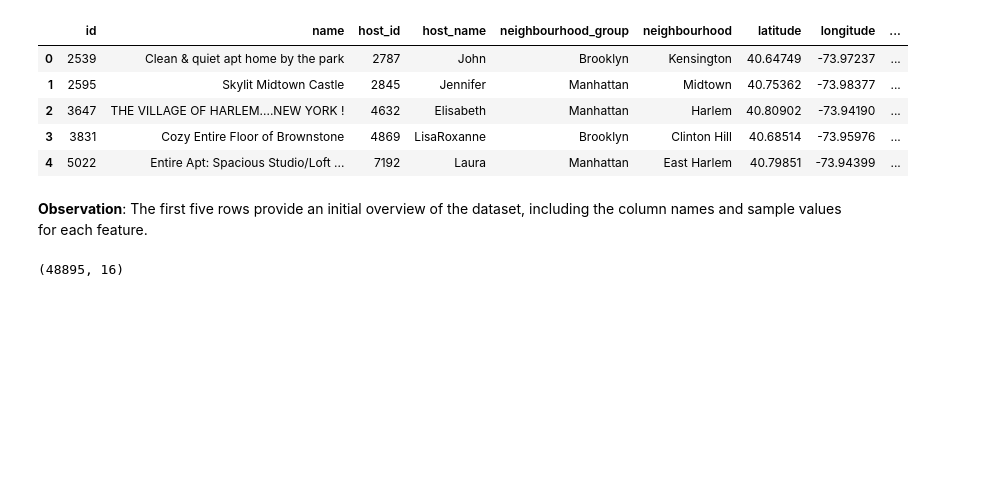
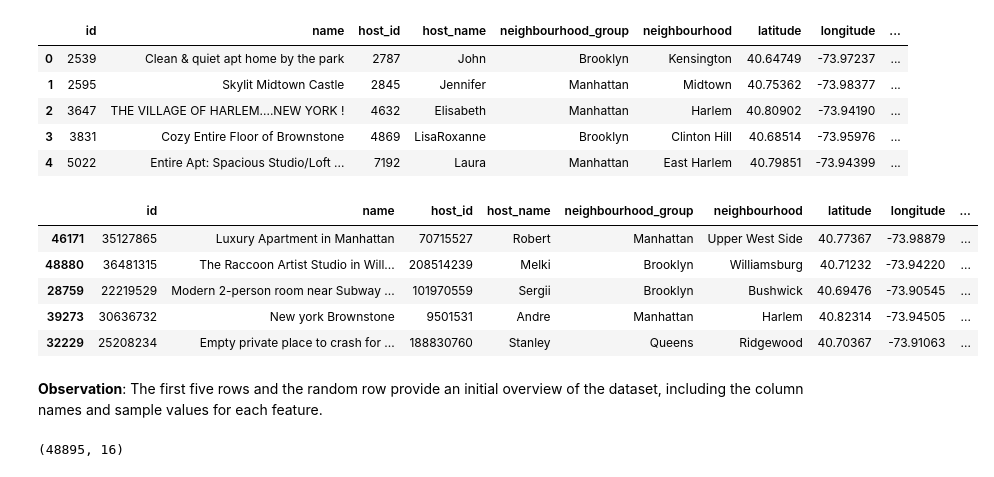
Before and after one commit to samaaali76/Task1-machine-learning, a Jupyter notebook: Notebook.ipynb, the cells around one changed output. Drawn from its saved outputs; the diff is of its cells as text; code cells hidden in the pictures; blank space fills up the shorter version.

```diff
--- a/Notebook.ipynb
+++ b/Notebook.ipynb
@@ -59,8 +57,17 @@ df.head(5)
 | 2 | 3647 | THE VILLAGE OF HARLEM....NEW YORK ! | 4632 | Elisabeth | Manhattan | Harlem | 40.80902 | -73.94190 | ... |
 | 3 | 3831 | Cozy Entire Floor of Brownstone | 4869 | LisaRoxanne | Brooklyn | Clinton Hill | 40.68514 | -73.95976 | ... |
 | 4 | 5022 | Entire Apt: Spacious Studio/Loft ... | 7192 | Laura | Manhattan | East Harlem | 40.79851 | -73.94399 | ... |
+# %%
+df.sample(5)
+# %% [output]
+|  | id | name | host_id | host_name | neighbourhood_group | neighbourhood | latitude | longitude | ... |
+| 46171 | 35127865 | Luxury Apartment in Manhattan | 70715527 | Robert | Manhattan | Upper West Side | 40.77367 | -73.98879 | ... |
+| 48880 | 36481315 | The Raccoon Artist Studio in Will... | 208514239 | Melki | Brooklyn | Williamsburg | 40.71232 | -73.94220 | ... |
+| 28759 | 22219529 | Modern 2-person room near Subway ... | 101970559 | Sergii | Brooklyn | Bushwick | 40.69476 | -73.90545 | ... |
+| 39273 | 30636732 | New york Brownstone | 9501531 | Andre | Manhattan | Harlem | 40.82314 | -73.94505 | ... |
+| 32229 | 25208234 | Empty private place to crash for ... | 188830760 | Stanley | Queens | Ridgewood | 40.70367 | -73.91063 | ... |
 # %% [markdown]
-**Observation**: The first five rows provide an initial overview of the dataset, including the column names and sample values for each feature.
+**Observation**: The first five rows  and the random row provide an initial overview of the dataset, including the column names and sample values for each feature.
 # %%
 df.shape
 # %% [output]
```
Also changed, not shown: parts of 18 cells of this notebook.
